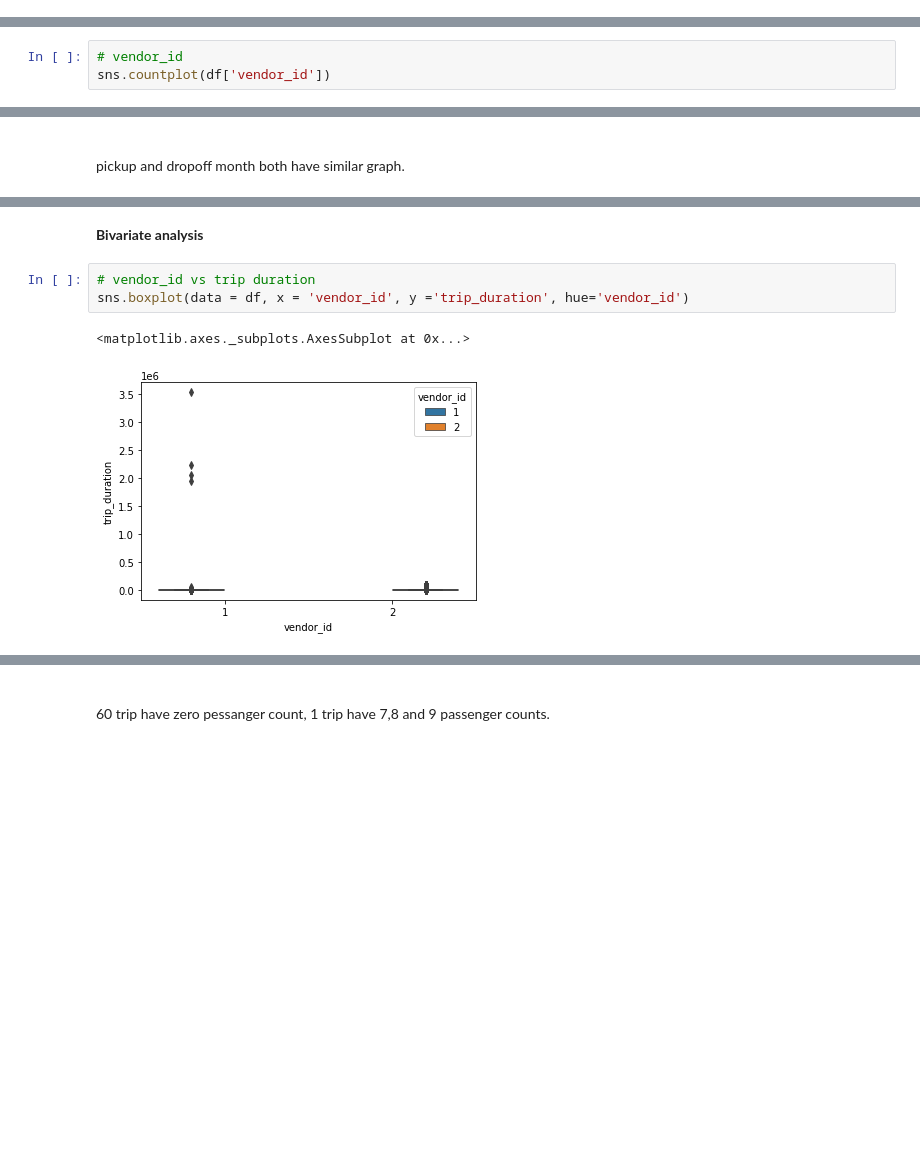
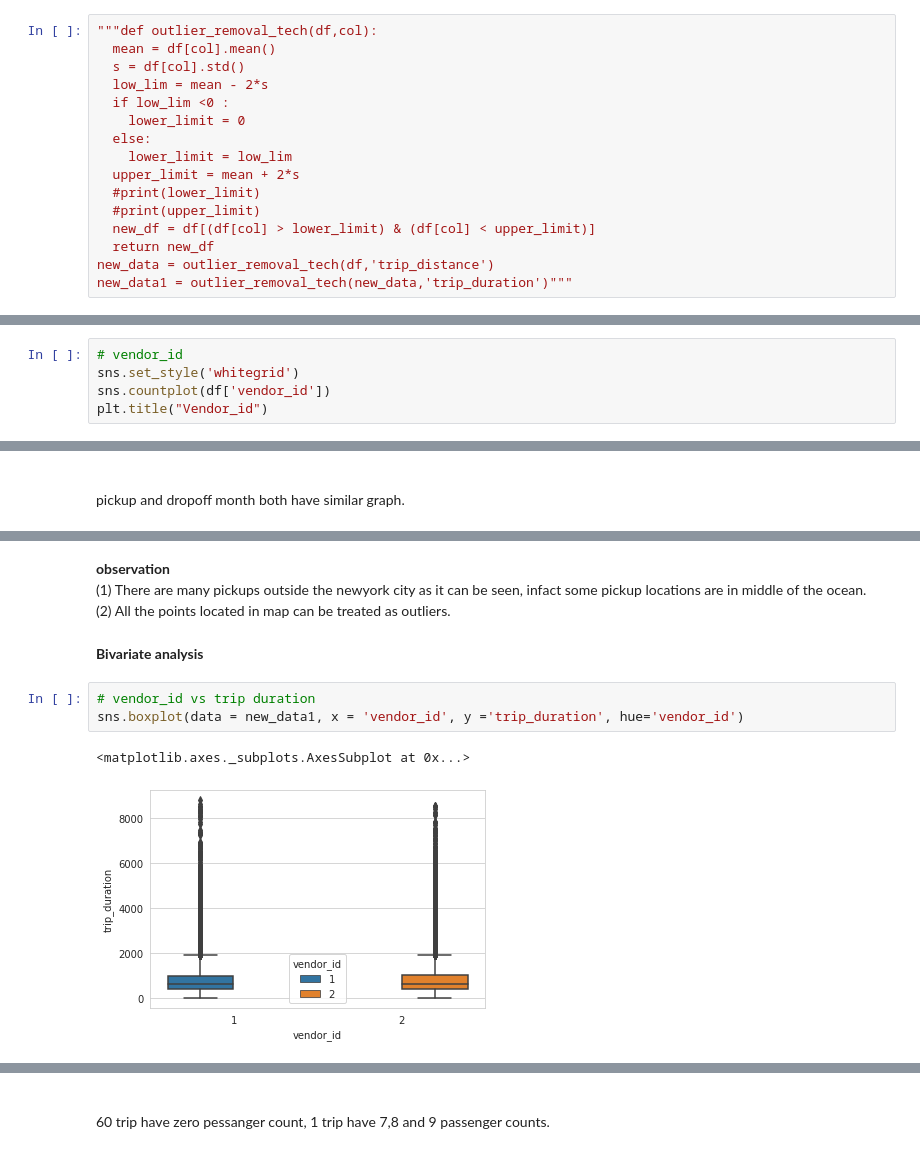
Before and after one commit to ad709kr/NYC-Taxi-Trip-Time-Predction, a Jupyter notebook: NYC_trip_time_prediction_individual.ipynb, the cells around one changed output, grey strips where cells are left out. Cells and saved outputs as stored; diff of their text form; blank space fills up the shorter version.

```diff
--- a/NYC_trip_time_prediction_individual.ipynb
+++ b/NYC_trip_time_prediction_individual.ipynb
@@ -234,0 +258,16 @@ new_df.shape
+# %%
+"""def outlier_removal_tech(df,col):
+  mean = df[col].mean()
+  s = df[col].std()
+  low_lim = mean - 2*s
+  if low_lim <0 :
+    lower_limit = 0
+  else:
+    lower_limit = low_lim
+  upper_limit = mean + 2*s
+  #print(lower_limit)
+  #print(upper_limit)
+  new_df = df[(df[col] > lower_limit) & (df[col] < upper_limit)]
+  return new_df
+new_data = outlier_removal_tech(df,'trip_distance')
+new_data1 = outlier_removal_tech(new_data,'trip_duration')"""
@@ -288,5 +338,7 @@ df['vendor_id'].value_counts()
 Name: vendor_id, dtype: int64
 # %%
 # vendor_id
+sns.set_style('whitegrid')
 sns.countplot(df['vendor_id'])
+plt.title("Vendor_id")
 # %% [output]
@@ -438,9 +615,13 @@ sns.countplot(df['dropoff_month'])
+# %% [markdown]
+**observation**
+<br> (1) There are many pickups outside the newyork city as it can be seen, infact some pickup locations are in middle of the ocean.
+<br> (2) All the points located in map can be treated as outliers.
 # %% [markdown]
 **Bivariate analysis**
 # %%
 # vendor_id vs trip duration
-sns.boxplot(data = df, x = 'vendor_id', y ='trip_duration', hue='vendor_id')
+sns.boxplot(data = new_data1, x = 'vendor_id', y ='trip_duration', hue='vendor_id')
 # %% [output]
 <matplotlib.axes._subplots.AxesSubplot at 0x...>
-[figure, old version]
+[figure, new version]
 # %%
```
Also changed, not shown: parts of 88 cells of this notebook.
